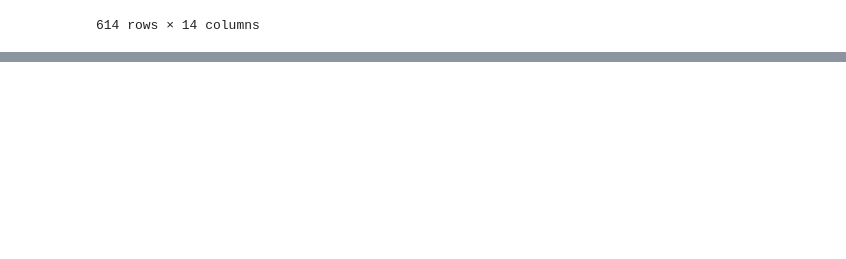
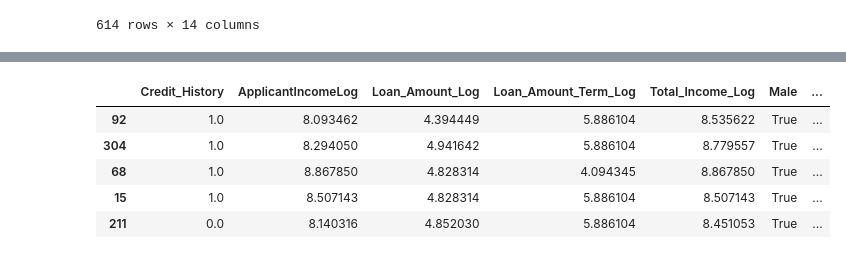
Before and after one commit to chetan-varma-1/AI-Powered-Loan-Eligibility-Advisor, a Jupyter notebook: Loan Prediction.ipynb, the cells around one changed output, grey strips where cells are left out. Cells and saved outputs as stored; diff of their text form; code cells hidden in the pictures; blank space fills up the shorter version.

Commit message:
Adding model

```diff
--- a/Loan Prediction.ipynb
+++ b/Loan Prediction.ipynb
@@ -760,0 +792,12 @@ x
+# %%
+from sklearn.model_selection import train_test_split
+x_train,x_test,y_train,y_test=train_test_split(x , y, test_size=0.25, random_state = 42)
+# %%
+x_train.head()
+# %% [output]
+|  | Credit_History | ApplicantIncomeLog | Loan_Amount_Log | Loan_Amount_Term_Log | Total_Income_Log | Male | ... |
+| 92 | 1.0 | 8.093462 | 4.394449 | 5.886104 | 8.535622 | True | ... |
+| 304 | 1.0 | 8.294050 | 4.941642 | 5.886104 | 8.779557 | True | ... |
+| 68 | 1.0 | 8.867850 | 4.828314 | 4.094345 | 8.867850 | True | ... |
+| 15 | 1.0 | 8.507143 | 4.828314 | 5.886104 | 8.507143 | True | ... |
+| 211 | 0.0 | 8.140316 | 4.852030 | 5.886104 | 8.451053 | True | ... |
```
Also changed, not shown: parts of 14 cells of this notebook, 1 other file.
